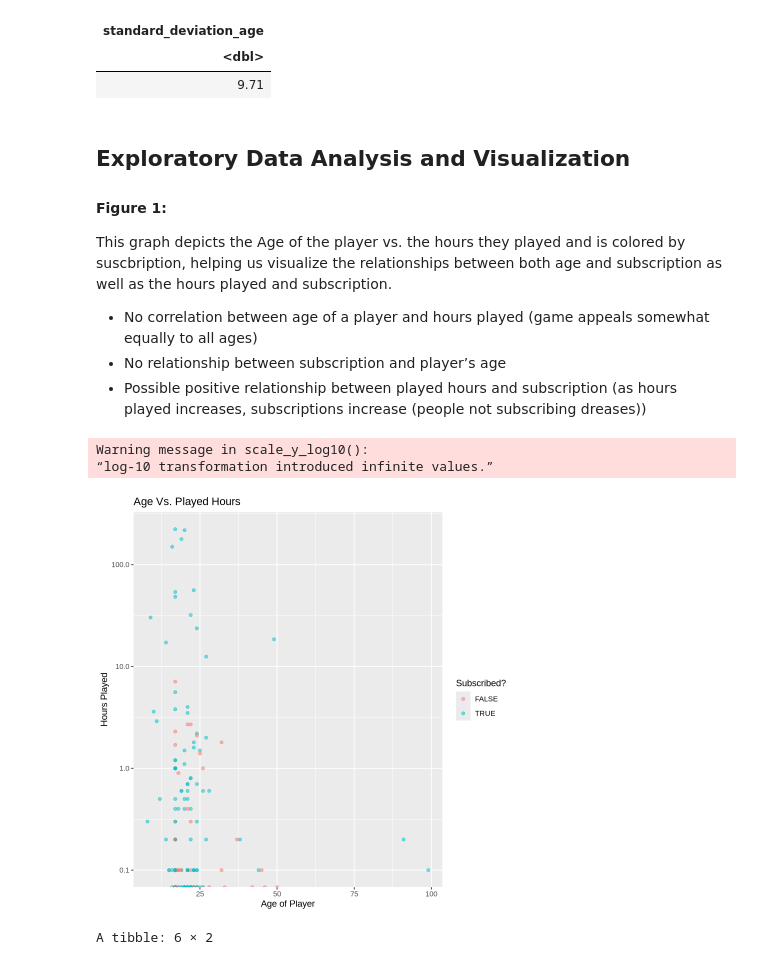
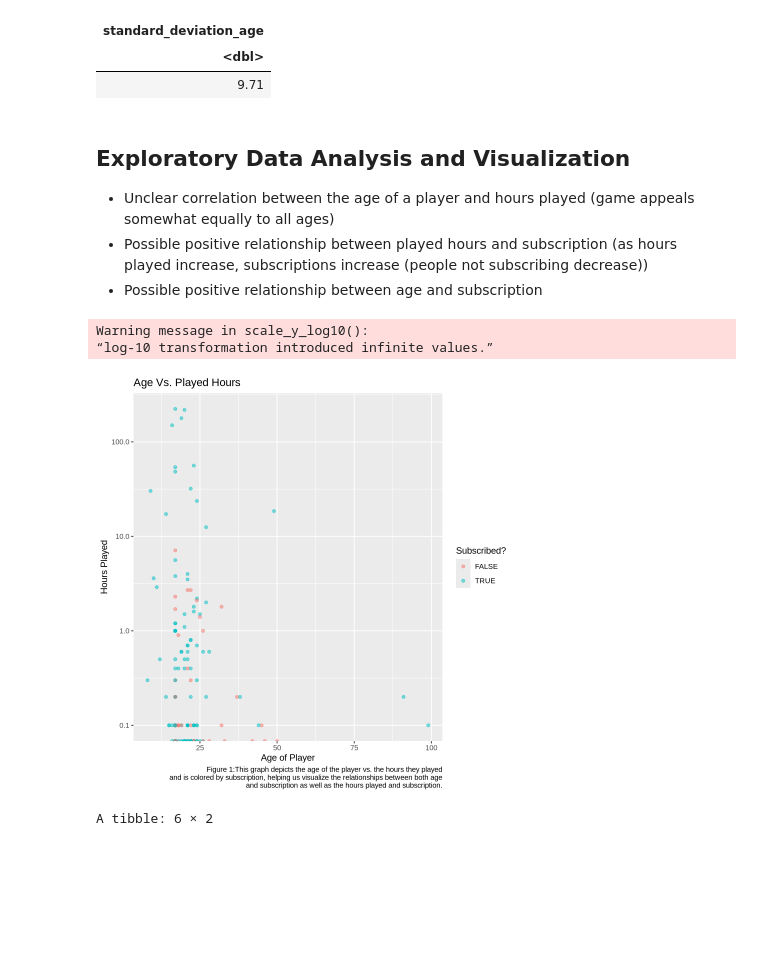
Before and after one commit to cohenp/DSCI-100-Project-004-21, a Jupyter notebook: project_final_report.ipynb, the cells around one changed output. Drawn from its saved outputs; the diff is of its cells as text; code cells hidden in the pictures; blank space fills up the shorter version.

```diff
--- a/project_final_report.ipynb
+++ b/project_final_report.ipynb
@@ -230,24 +213,24 @@ A tibble: 1 × 1
 | 9.71 |
 # %% [markdown]
 ## Exploratory Data Analysis and Visualization
-#### Figure 1:
-This graph depicts the Age of the player vs. the hours they played and is colored by suscbription, helping us visualize the relationships between both age and subscription as well as the hours played and subscription.
--  No correlation between age of a player and hours played (game appeals somewhat equally to all ages)
-- No relationship between subscription and player’s age
-- Possible positive relationship between played hours and subscription (as hours played increases, subscriptions increase (people not subscribing dreases))
+- Unclear correlation between the age of a player and hours played (game appeals somewhat equally to all ages)
+- Possible positive relationship between played hours and subscription (as hours played increase, subscriptions increase (people not subscribing decrease))
+- Possible positive relationship between age and subscription
 # %%
 age_vs_played_hours <- players|>
     ggplot(aes(x=age, y=played_hours, color= subscribe))+
         geom_point(alpha=0.5) +
         scale_y_log10() +
-        labs(x="Age of Player", y="Hours Played", color="Subscribed?")+
+        labs(x="Age of Player", y="Hours Played", color="Subscribed?", caption = "Figure 1:This graph depicts the age of the player vs. the hours they played
+and is colored by subscription, helping us visualize the relationships between both age
+and subscription as well as the hours played and subscription.")+
         ggtitle("Age Vs. Played Hours")
 
 age_vs_played_hours
 # %% [output]
 Warning message in scale_y_log10():
 “log-10 transformation introduced infinite values.”
-[figure, old version]
+[figure, new version]
 # %%
 players<- players|>
     select(played_hours,subscribe)
```
Also changed, not shown: parts of 3 cells of this notebook.
